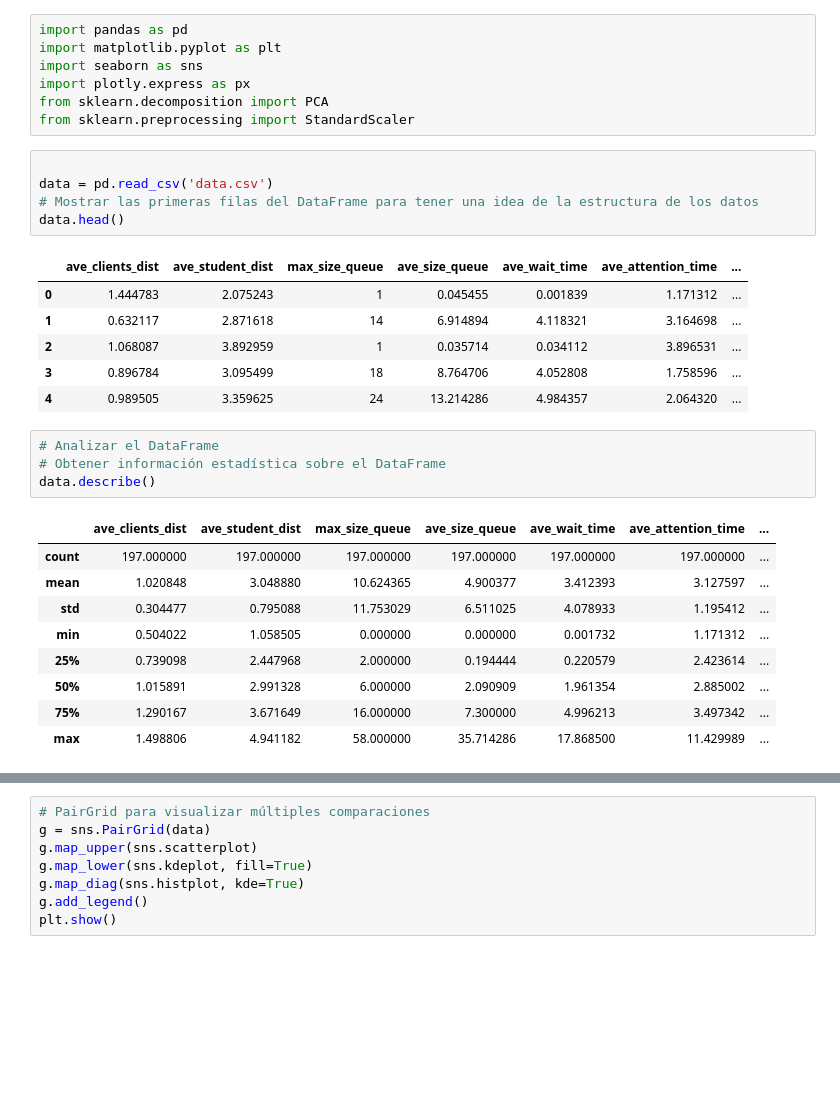
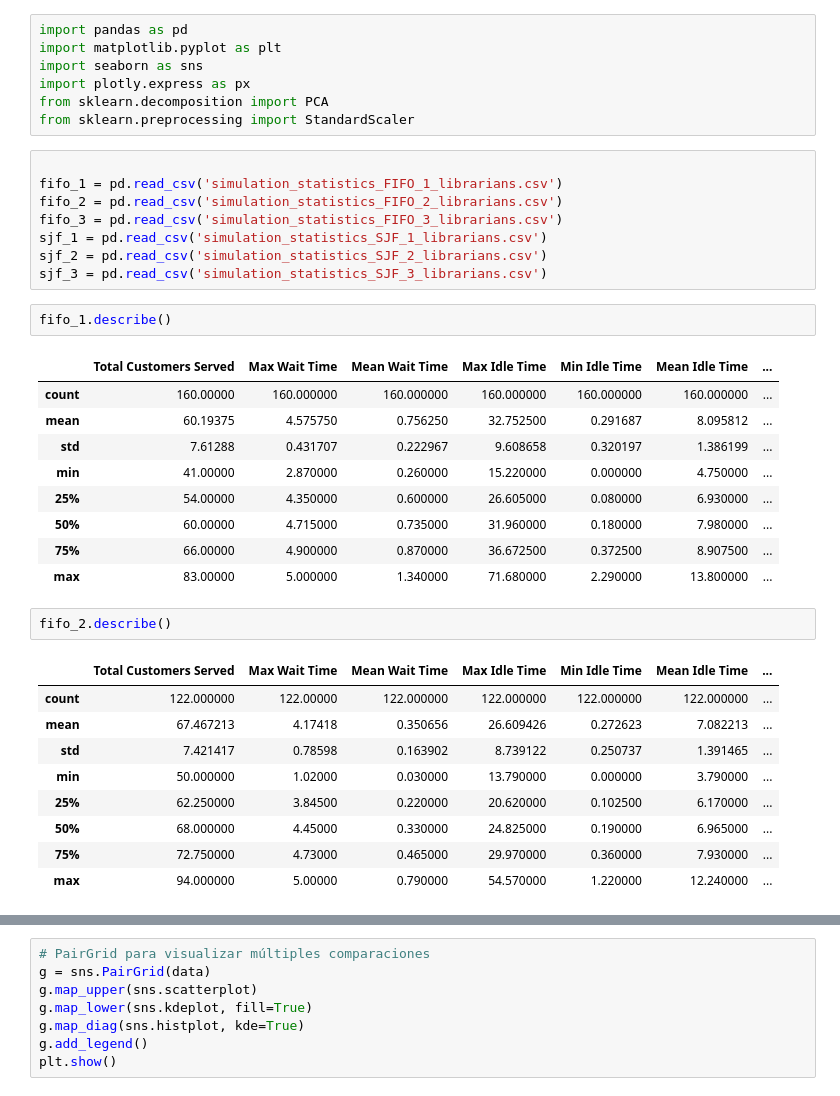
Before and after one commit to chriss8g/Simulador-Biblioteca, a Jupyter notebook: project.ipynb, the cells around one changed output, grey strips where cells are left out. Saved outputs shown, nothing was run; the diff lists cells and outputs as text; blank space fills up the shorter version.

```diff
--- a/project.ipynb
+++ b/project.ipynb
@@ -13,29 +13,35 @@ import seaborn as sns
 import plotly.express as px
 from sklearn.decomposition import PCA
 from sklearn.preprocessing import StandardScaler
-# %%
-
-data = pd.read_csv('data.csv')
-# Mostrar las primeras filas del DataFrame para tener una idea de la estructura de los datos
-data.head()
-# %% [output]
-|  | ave_clients_dist | ave_student_dist | max_size_queue | ave_size_queue | ave_wait_time | ave_attention_time | ... |
-| 0 | 1.444783 | 2.075243 | 1 | 0.045455 | 0.001839 | 1.171312 | ... |
-| 1 | 0.632117 | 2.871618 | 14 | 6.914894 | 4.118321 | 3.164698 | ... |
-| 2 | 1.068087 | 3.892959 | 1 | 0.035714 | 0.034112 | 3.896531 | ... |
-| 3 | 0.896784 | 3.095499 | 18 | 8.764706 | 4.052808 | 1.758596 | ... |
-| 4 | 0.989505 | 3.359625 | 24 | 13.214286 | 4.984357 | 2.064320 | ... |
-# %%
-# Analizar el DataFrame
-# Obtener información estadística sobre el DataFrame
-data.describe()
-# %% [output]
-|  | ave_clients_dist | ave_student_dist | max_size_queue | ave_size_queue | ave_wait_time | ave_attention_time | ... |
-| count | 197.000000 | 197.000000 | 197.000000 | 197.000000 | 197.000000 | 197.000000 | ... |
-| mean | 1.020848 | 3.048880 | 10.624365 | 4.900377 | 3.412393 | 3.127597 | ... |
-| std | 0.304477 | 0.795088 | 11.753029 | 6.511025 | 4.078933 | 1.195412 | ... |
-| min | 0.504022 | 1.058505 | 0.000000 | 0.000000 | 0.001732 | 1.171312 | ... |
-| 25% | 0.739098 | 2.447968 | 2.000000 | 0.194444 | 0.220579 | 2.423614 | ... |
-| 50% | 1.015891 | 2.991328 | 6.000000 | 2.090909 | 1.961354 | 2.885002 | ... |
-| 75% | 1.290167 | 3.671649 | 16.000000 | 7.300000 | 4.996213 | 3.497342 | ... |
-| max | 1.498806 | 4.941182 | 58.000000 | 35.714286 | 17.868500 | 11.429989 | ... |
+# %%
+
+fifo_1 = pd.read_csv('simulation_statistics_FIFO_1_librarians.csv')
+fifo_2 = pd.read_csv('simulation_statistics_FIFO_2_librarians.csv')
+fifo_3 = pd.read_csv('simulation_statistics_FIFO_3_librarians.csv')
+sjf_1 = pd.read_csv('simulation_statistics_SJF_1_librarians.csv')
+sjf_2 = pd.read_csv('simulation_statistics_SJF_2_librarians.csv')
+sjf_3 = pd.read_csv('simulation_statistics_SJF_3_librarians.csv')
+# %%
+fifo_1.describe()
+# %% [output]
+|  | Total Customers Served | Max Wait Time | Mean Wait Time | Max Idle Time | Min Idle Time | Mean Idle Time | ... |
+| count | 160.00000 | 160.000000 | 160.000000 | 160.000000 | 160.000000 | 160.000000 | ... |
+| mean | 60.19375 | 4.575750 | 0.756250 | 32.752500 | 0.291687 | 8.095812 | ... |
+| std | 7.61288 | 0.431707 | 0.222967 | 9.608658 | 0.320197 | 1.386199 | ... |
+| min | 41.00000 | 2.870000 | 0.260000 | 15.220000 | 0.000000 | 4.750000 | ... |
+| 25% | 54.00000 | 4.350000 | 0.600000 | 26.605000 | 0.080000 | 6.930000 | ... |
+| 50% | 60.00000 | 4.715000 | 0.735000 | 31.960000 | 0.180000 | 7.980000 | ... |
+| 75% | 66.00000 | 4.900000 | 0.870000 | 36.672500 | 0.372500 | 8.907500 | ... |
+| max | 83.00000 | 5.000000 | 1.340000 | 71.680000 | 2.290000 | 13.800000 | ... |
+# %%
+fifo_2.describe()
+# %% [output]
+|  | Total Customers Served | Max Wait Time | Mean Wait Time | Max Idle Time | Min Idle Time | Mean Idle Time | ... |
+| count | 122.000000 | 122.00000 | 122.000000 | 122.000000 | 122.000000 | 122.000000 | ... |
+| mean | 67.467213 | 4.17418 | 0.350656 | 26.609426 | 0.272623 | 7.082213 | ... |
+| std | 7.421417 | 0.78598 | 0.163902 | 8.739122 | 0.250737 | 1.391465 | ... |
+| min | 50.000000 | 1.02000 | 0.030000 | 13.790000 | 0.000000 | 3.790000 | ... |
+| 25% | 62.250000 | 3.84500 | 0.220000 | 20.620000 | 0.102500 | 6.170000 | ... |
+| 50% | 68.000000 | 4.45000 | 0.330000 | 24.825000 | 0.190000 | 6.965000 | ... |
+| 75% | 72.750000 | 4.73000 | 0.465000 | 29.970000 | 0.360000 | 7.930000 | ... |
+| max | 94.000000 | 5.00000 | 0.790000 | 54.570000 | 1.220000 | 12.240000 | ... |
```
Also changed, not shown: parts of 9 cells of this notebook, 3 other files.
